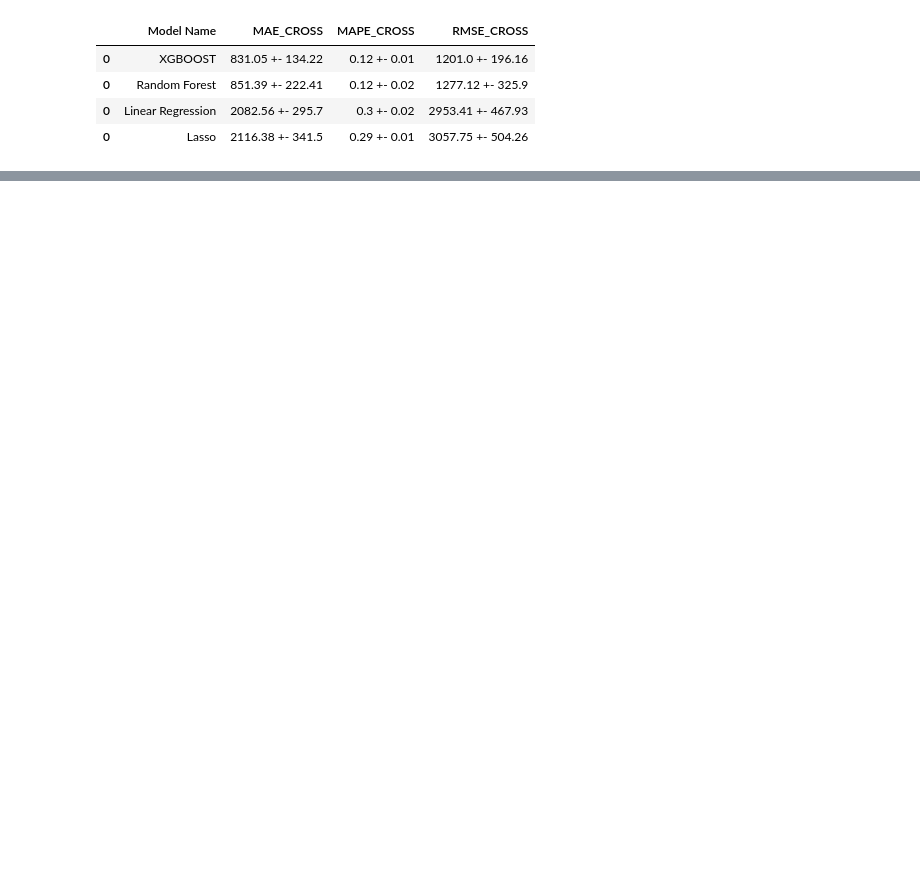
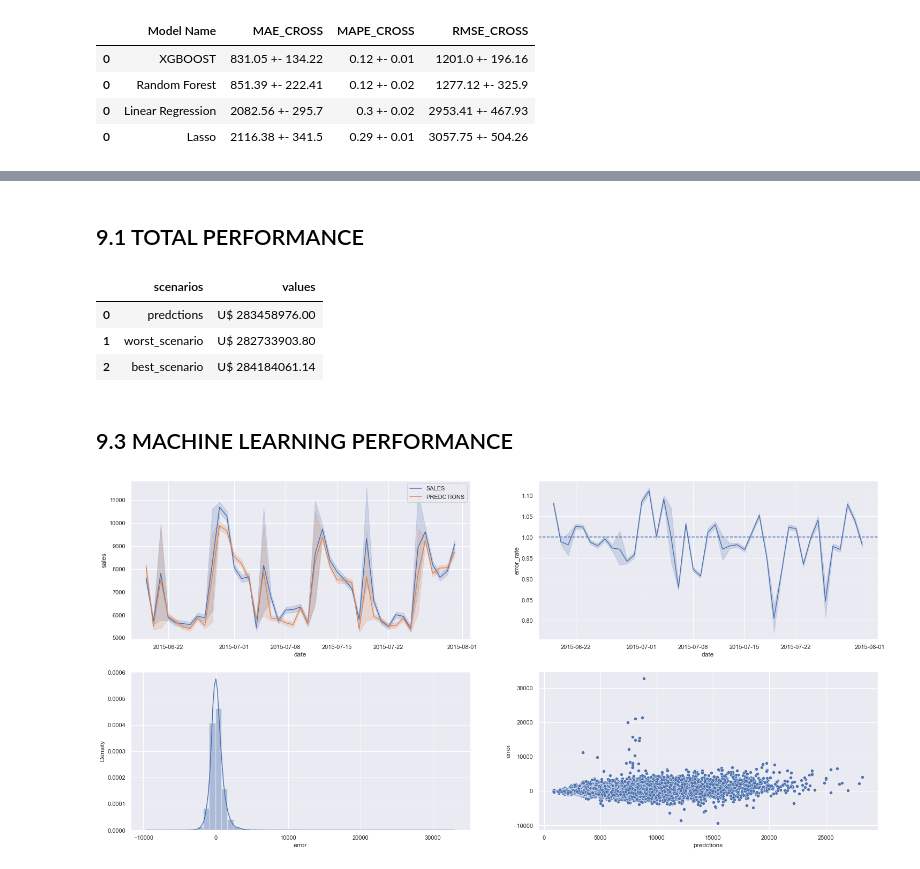
Before and after one commit to 70HNM4C13L/rossmann_store_sales, a Jupyter notebook: m04_01_store-sales_predction.ipynb, the cells around one changed output, grey strips where cells are left out. Drawn from its saved outputs; the diff is of its cells as text; code cells hidden in the pictures; blank space fills up the shorter version.

```diff
--- a/m04_01_store-sales_predction.ipynb
+++ b/m04_01_store-sales_predction.ipynb
@@ -854,7 +880,7 @@ cols_selected_boruta_full
 # 7.0 MACHINE LEARNING MODELLING
 # %%
 x_train = X_train[cols_selected_boruta]
-x_test = x_test[cols_selected_boruta]
+x_test = X_test[cols_selected_boruta]
 
 # Time series Data Preparation
 x_training = X_train[cols_selected_boruta_full]
@@ -1047,0 +1190,32 @@ compare_result_cross
+# %% [markdown]
+## 9.1 TOTAL PERFORMANCE
+# %%
+df93 = df92[['predctions', 'worst_scenario', 'best_scenario']].apply(lambda x : np.sum(x), axis = 0).reset_index().rename(columns={'index':'scenarios',0:'values'})
+df93['values'] = df93['values'].map( 'U$ {:.2f}'.format)
+df93
+# %% [output]
+|  | scenarios | values |
+| 0 | predctions | U$ 283458976.00 |
+| 1 | worst_scenario | U$ 282733903.80 |
+| 2 | best_scenario | U$ 284184061.14 |
+# %% [markdown]
+## 9.3 MACHINE LEARNING PERFORMANCE
+# %%
+df9['error'] = df9['sales'] - df9['predctions']
+df9['error_rate'] = df9['predctions'] / df9['sales']
+# %%
+subplot(2,2,1)
+sns.lineplot(x = 'date', y ='sales', data = df9, label= 'SALES')
+sns.lineplot(x = 'date', y ='predctions', data = df9, label= 'PREDCTIONS')
+
+subplot(2,2,2)
+sns.lineplot( x= 'date', y='error_rate',data = df9)
+plt.axhline(1, linestyle = '--')
+
+subplot(2,2,3)
+sns.distplot(df9['error'])
+
+subplot(2,2,4)
+sns.scatterplot(df9['predctions'], df9['error']);
+# %% [output]
+[figure, added]
```
Also changed, not shown: parts of 40 cells of this notebook, 1 other file.
